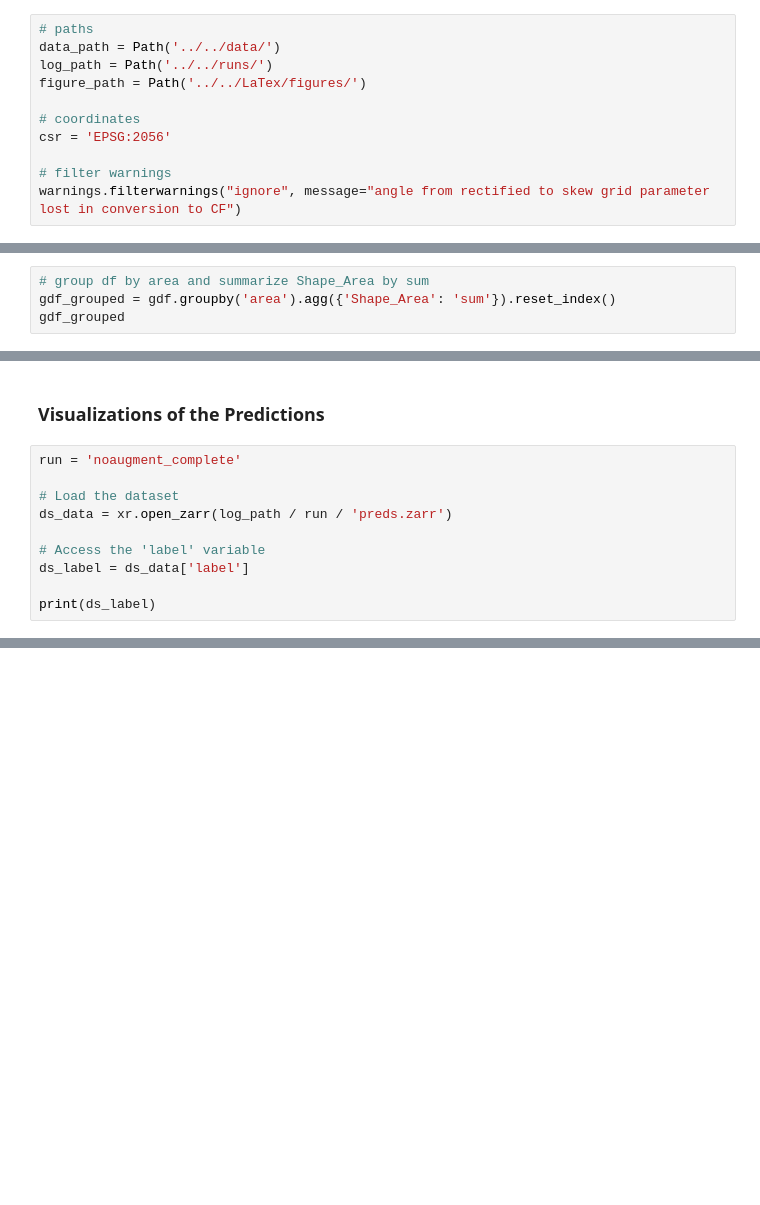
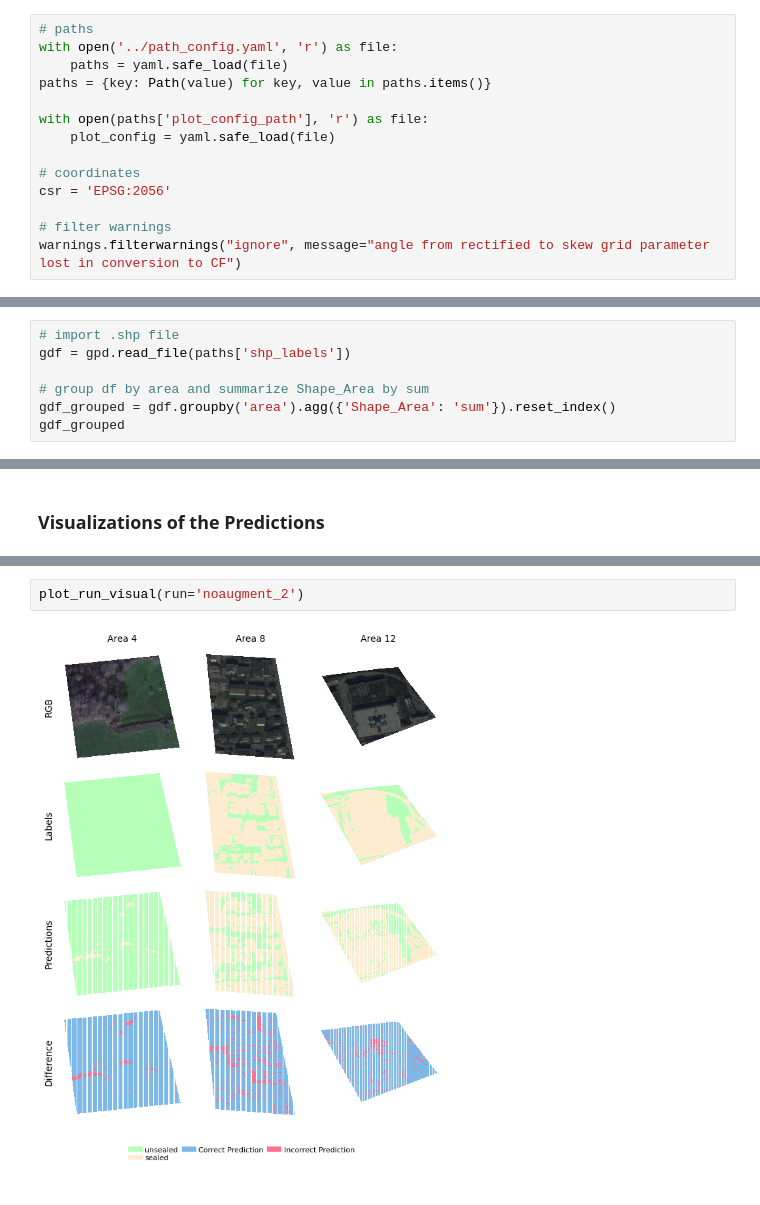
Before and after one commit to juliankraft/TermPaper2_RasterClassification, a Jupyter notebook: code/analysis/visualizations.ipynb, the cells around one changed output, grey strips where cells are left out. Saved outputs shown, nothing was run; the diff lists cells and outputs as text; blank space fills up the shorter version.

Commit message:
visualisations improved

```diff
--- a/code/analysis/visualizations.ipynb
+++ b/code/analysis/visualizations.ipynb
@@ -20,9 +21,12 @@ from matplotlib.colors import ListedColormap, BoundaryNorm
 from matplotlib.patches import Patch
 # %%
 # paths
-data_path = Path('../../data/')
-log_path = Path('../../runs/')
-figure_path = Path('../../LaTex/figures/')
+with open('../path_config.yaml', 'r') as file:
+    paths = yaml.safe_load(file)
+paths = {key: Path(value) for key, value in paths.items()}
+
+with open(paths['plot_config_path'], 'r') as file:
+    plot_config = yaml.safe_load(file)
 
 # coordinates
 csr = 'EPSG:2056'
@@ -58,4 +174,7 @@ gdf = gpd.read_file(data_path / 'BL_QA_editedJK.shp')
 # %%
+# import .shp file
+gdf = gpd.read_file(paths['shp_labels'])
+
 # group df by area and summarize Shape_Area by sum
 gdf_grouped = gdf.groupby('area').agg({'Shape_Area': 'sum'}).reset_index()
 gdf_grouped
@@ -140,12 +289,2 @@ fig.legend(lines_1 + lines_2, labels_1 + labels_2, loc='lower center', bbox_to_a
 # %% [markdown]
 ### Visualizations of the Predictions
-# %%
-run = 'noaugment_complete'
-
-# Load the dataset
-ds_data = xr.open_zarr(log_path / run / 'preds.zarr')
-
-# Access the 'label' variable
-ds_label = ds_data['label']
-
-print(ds_label)
@@ -391,0 +415,4 @@ plt.show()
+# %%
+plot_run_visual(run='noaugment_2')
+# %% [output]
+[figure, added]
```
Also changed, not shown: parts of 14 cells of this notebook, 2 other files.
